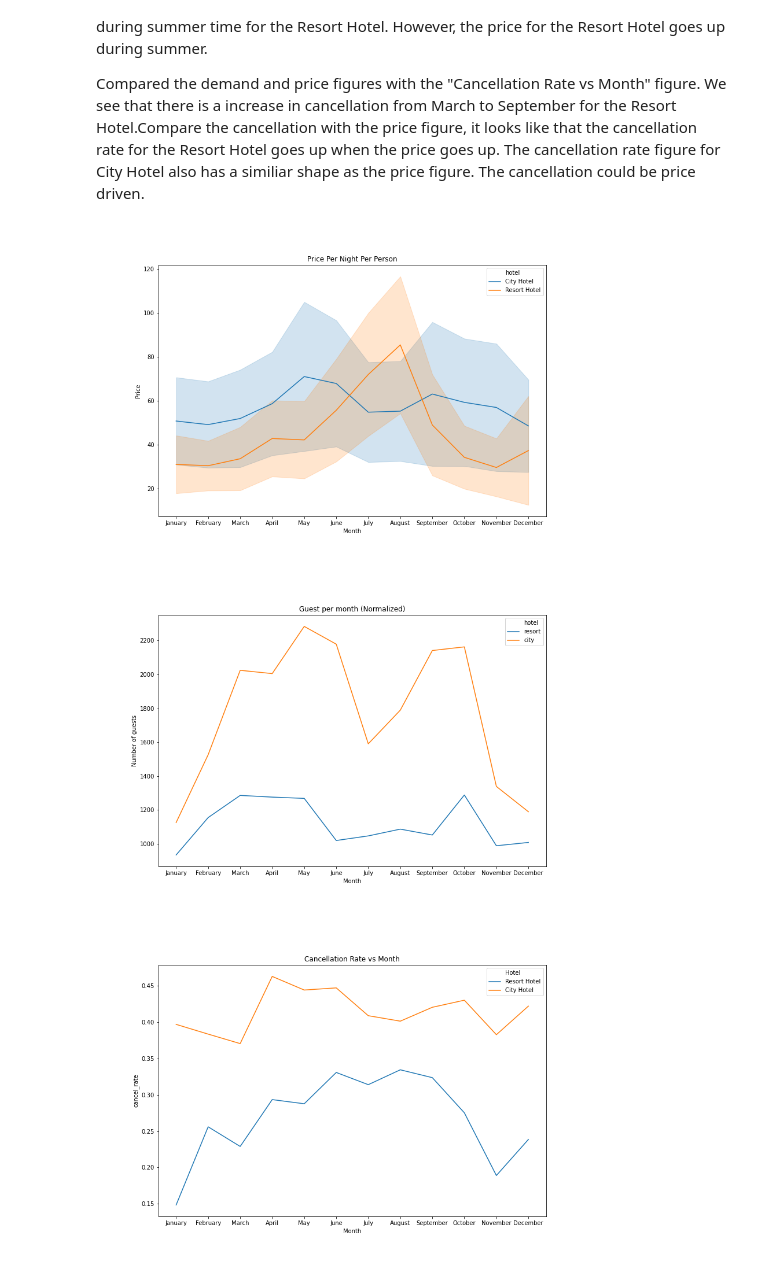
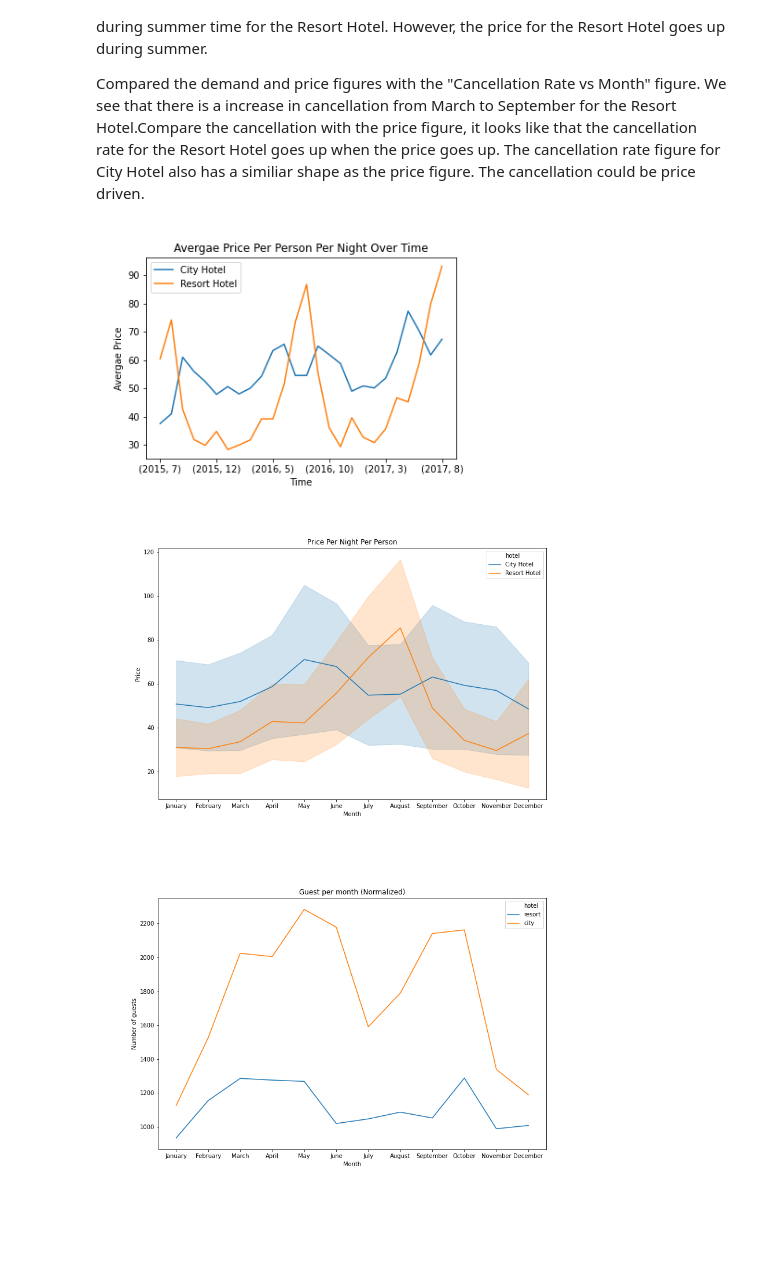
Before and after one commit to jkujuum/Hotel_Cancellation, a Jupyter notebook: Exploratory Data Analysis.ipynb, the cells around one changed output. Cells and saved outputs as stored; diff of their text form; code cells hidden in the pictures; blank space fills up the shorter version.

```diff
--- a/Exploratory Data Analysis.ipynb
+++ b/Exploratory Data Analysis.ipynb
@@ -899,10 +928,11 @@ From the "Guest Per Month" figure, we can see that the City Hotel has more guest
 
 Compared the demand and price figures with the "Cancellation Rate vs Month" figure. We see that there is a increase in cancellation from March to September for the Resort Hotel.Compare the cancellation with the price figure, it looks like that the cancellation rate for the Resort Hotel goes up when the price goes up. The cancellation rate figure for City Hotel also has a similiar shape as the price figure. The cancellation could be price driven.
 # %%
-display(Image(filename='D:/Jupyter_Notebook/Hotel_Demand/figs/Price_Per_Night_Per_Person.png',width=500, height=500))
-display(Image(filename='D:/Jupyter_Notebook/Hotel_Demand/figs/Guest_per_month.png',width=500, height=500))
-display(Image(filename='D:/Jupyter_Notebook/Hotel_Demand/figs/Cancellation_Rate_by_Month.png',width=500, height=500))
+display(Image(filename='D:/Jupyter_Notebook/Hotel_Cancellation/figs/adr_pp_plot.png',width=400, height=400))
+display(Image(filename='D:/Jupyter_Notebook/Hotel_Cancellation/figs/Price_Per_Night_Per_Person.png',width=500, height=500))
+display(Image(filename='D:/Jupyter_Notebook/Hotel_Cancellation/figs/Guest_per_month.png',width=500, height=500))
+display(Image(filename='D:/Jupyter_Notebook/Hotel_Cancellation/figs/Cancellation_Rate_by_Month.png',width=500, height=500))
 # %% [output]
-[figure, old version]
+[figure, new version]
-[figure, old version]
+[figure, new version]
-[figure, old version]
+[figure, new version]
```
Also changed, not shown: parts of 49 cells of this notebook, 13 other files.
